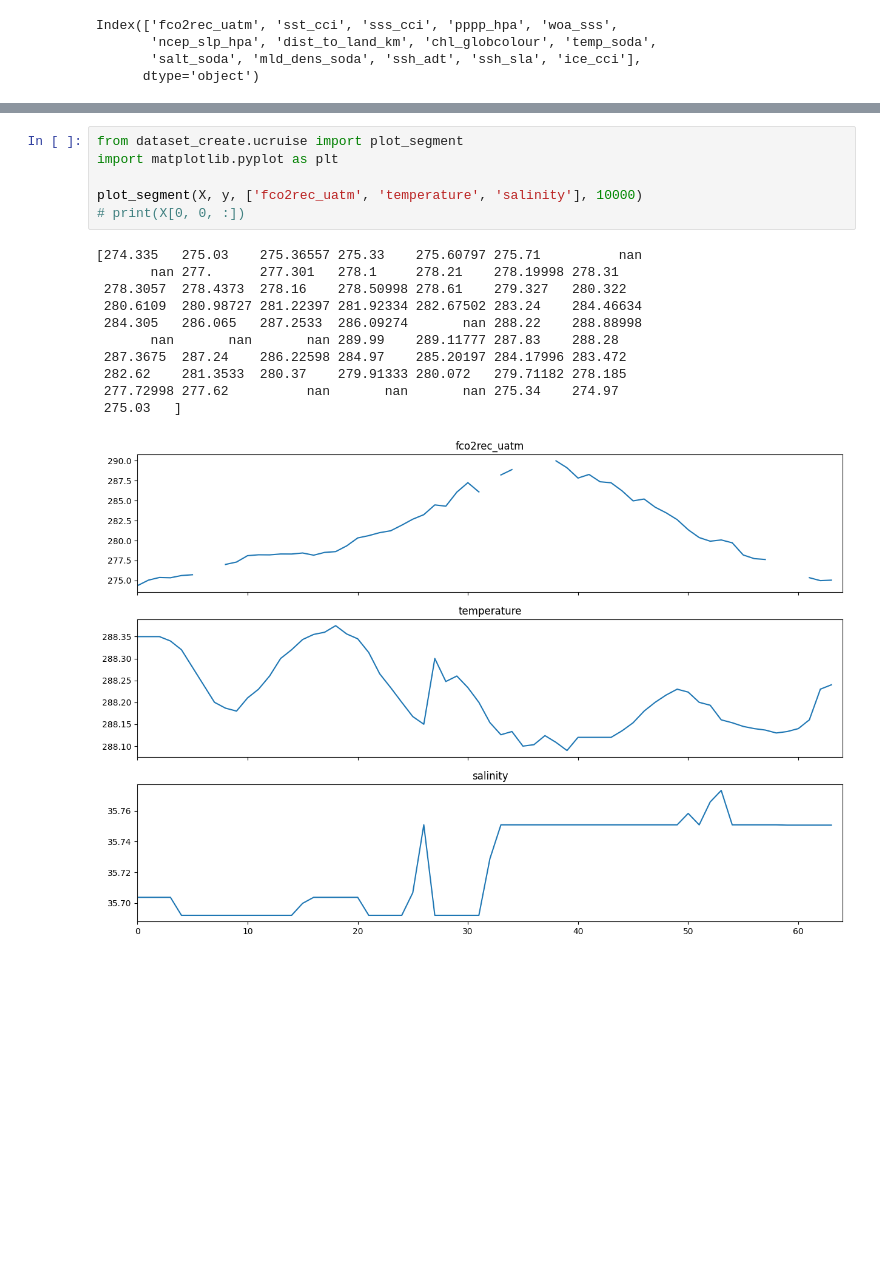
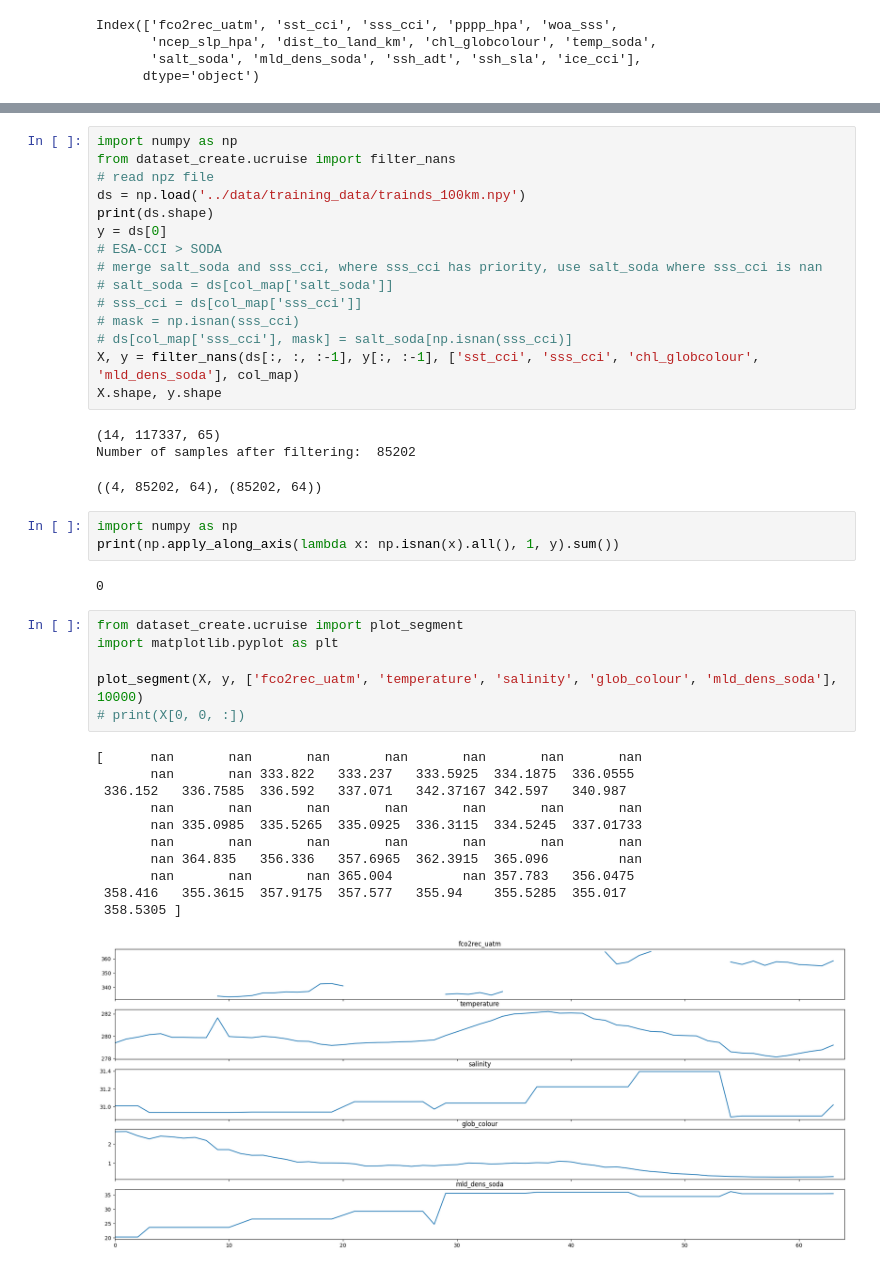
Before and after one commit to ebrusoni/fco2diffusion, a Jupyter notebook: training/train1d.ipynb, the cells around one changed output, grey strips where cells are left out. Drawn from its saved outputs; the diff is of its cells as text; blank space fills up the shorter version.

Commit message:
updated training loop

```diff
--- a/training/train1d.ipynb
+++ b/training/train1d.ipynb
@@ -25,21 +22,45 @@ Number of samples after filtering:  98664
+# %%
+import numpy as np
+from dataset_create.ucruise import filter_nans
+# read npz file
+ds = np.load('../data/training_data/trainds_100km.npy')
+print(ds.shape)
+y = ds[0]
+# ESA-CCI > SODA
+# merge salt_soda and sss_cci, where sss_cci has priority, use salt_soda where sss_cci is nan
+# salt_soda = ds[col_map['salt_soda']]
+# sss_cci = ds[col_map['sss_cci']]
+# mask = np.isnan(sss_cci)
+# ds[col_map['sss_cci'], mask] = salt_soda[np.isnan(sss_cci)]
+X, y = filter_nans(ds[:, :, :-1], y[:, :-1], ['sst_cci', 'sss_cci', 'chl_globcolour', 'mld_dens_soda'], col_map)
+X.shape, y.shape
+# %% [output]
+(14, 117337, 65)
+Number of samples after filtering:  85202
+((4, 85202, 64), (85202, 64))
+# %%
+import numpy as np
+print(np.apply_along_axis(lambda x: np.isnan(x).all(), 1, y).sum())
+# %% [output]
+0
 # %%
 from dataset_create.ucruise import plot_segment
 import matplotlib.pyplot as plt
 
-plot_segment(X, y, ['fco2rec_uatm', 'temperature', 'salinity'], 10000)
+plot_segment(X, y, ['fco2rec_uatm', 'temperature', 'salinity', 'glob_colour', 'mld_dens_soda'], 10000)
 # print(X[0, 0, :])
 # %% [output]
-[274.335   275.03    275.36557 275.33    275.60797 275.71          nan
-       nan 277.      277.301   278.1     278.21    278.19998 278.31
- 278.3057  278.4373  278.16    278.50998 278.61    279.327   280.322
- 280.6109  280.98727 281.22397 281.92334 282.67502 283.24    284.46634
- 284.305   286.065   287.2533  286.09274       nan 288.22    288.88998
-       nan       nan       nan 289.99    289.11777 287.83    288.28
- 287.3675  287.24    286.22598 284.97    285.20197 284.17996 283.472
- 282.62    281.3533  280.37    279.91333 280.072   279.71182 278.185
- 277.72998 277.62          nan       nan       nan 275.34    274.97
- 275.03   ]
+[      nan       nan       nan       nan       nan       nan       nan
+       nan       nan 333.822   333.237   333.5925  334.1875  336.0555
+ 336.152   336.7585  336.592   337.071   342.37167 342.597   340.987
+       nan       nan       nan       nan       nan       nan       nan
+       nan 335.0985  335.5265  335.0925  336.3115  334.5245  337.01733
+       nan       nan       nan       nan       nan       nan       nan
+       nan 364.835   356.336   357.6965  362.3915  365.096         nan
+       nan       nan       nan 365.004         nan 357.783   356.0475
+ 358.416   355.3615  357.9175  357.577   355.94    355.5285  355.017
+ 358.5305 ]
-[figure, old version]
+[figure, new version]
 # %%
 import torch
 import torch.nn as nn
```
Also changed, not shown: parts of 8 cells of this notebook, 1 other file.
